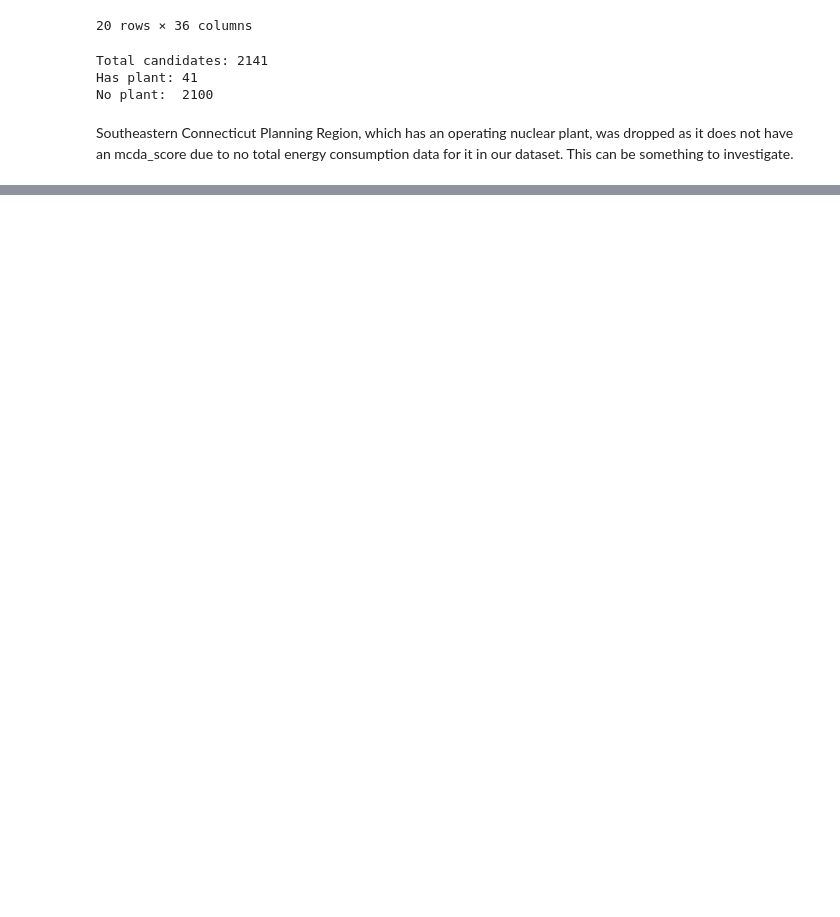
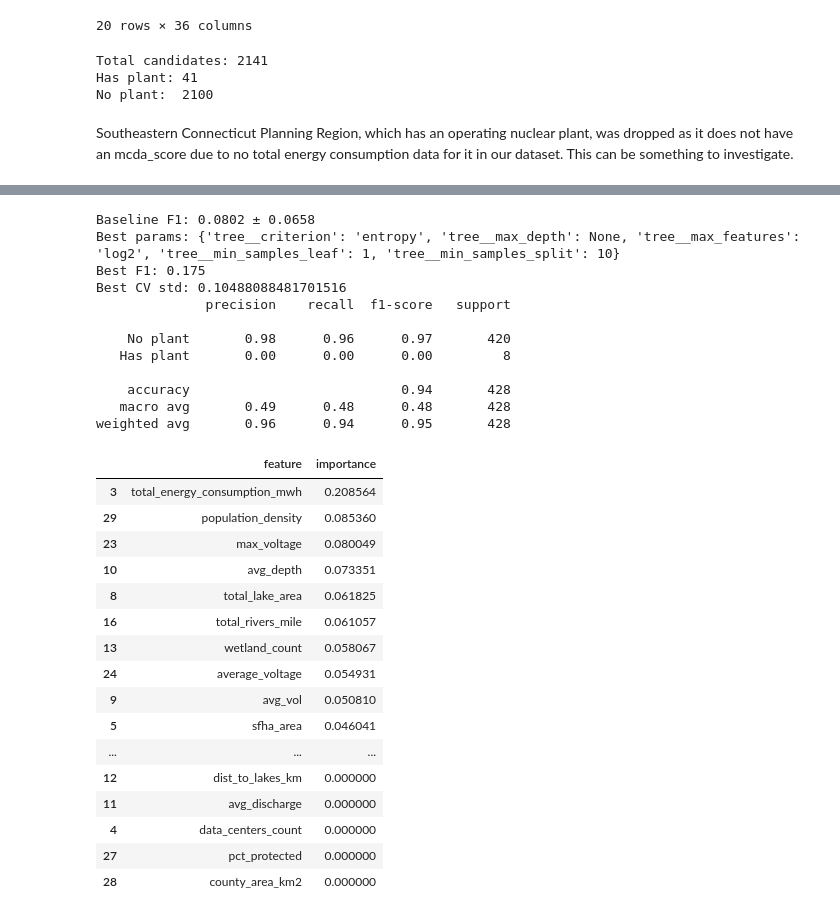
Before and after one commit to UIUC-DSC/team-nuclear-family, a Jupyter notebook: notebooks/validation.ipynb, the cells around one changed output, grey strips where cells are left out. Saved outputs shown, nothing was run; the diff lists cells and outputs as text; code cells hidden in the pictures; blank space fills up the shorter version.

```diff
--- a/notebooks/validation.ipynb
+++ b/notebooks/validation.ipynb
@@ -179,0 +252,4 @@ getting to validation soon
+# %%
+# feature importances
+tree_importances = pd.DataFrame({'feature': scored_features, 'importance': (best_tree.named_steps['tree'].feature_importances_).round(9)}).sort_values('importance', ascending=False)
+tree_importances
@@ -179,0 +334,33 @@ getting to validation soon
+# %%
+best_tree_all_vars, importances_all_vars = make_decision_tree(df, df.columns.drop(['geo_id', 'county_name', 'plant_count', 'has_plant', 'mcda_score', 'rank']))
+importances_all_vars
+# %% [output]
+Baseline F1: 0.0802 ± 0.0658
+Best params: {'tree__criterion': 'entropy', 'tree__max_depth': None, 'tree__max_features': 'log2', 'tree__min_samples_leaf': 1, 'tree__min_samples_split': 10}
+Best F1: 0.175
+Best CV std: 0.10488088481701516
+              precision    recall  f1-score   support
+
+    No plant       0.98      0.96      0.97       420
+   Has plant       0.00      0.00      0.00         8
+
+    accuracy                           0.94       428
+   macro avg       0.49      0.48      0.48       428
+weighted avg       0.96      0.94      0.95       428
+|  | feature | importance |
+| 3 | total_energy_consumption_mwh | 0.208564 |
+| 29 | population_density | 0.085360 |
+| 23 | max_voltage | 0.080049 |
+| 10 | avg_depth | 0.073351 |
+| 8 | total_lake_area | 0.061825 |
+| 16 | total_rivers_mile | 0.061057 |
+| 13 | wetland_count | 0.058067 |
+| 24 | average_voltage | 0.054931 |
+| 9 | avg_vol | 0.050810 |
+| 5 | sfha_area | 0.046041 |
+| ... | ... | ... |
+| 12 | dist_to_lakes_km | 0.000000 |
+| 11 | avg_discharge | 0.000000 |
+| 4 | data_centers_count | 0.000000 |
+| 27 | pct_protected | 0.000000 |
+| 28 | county_area_km2 | 0.000000 |
```
Also changed, not shown: parts of 15 cells of this notebook.
